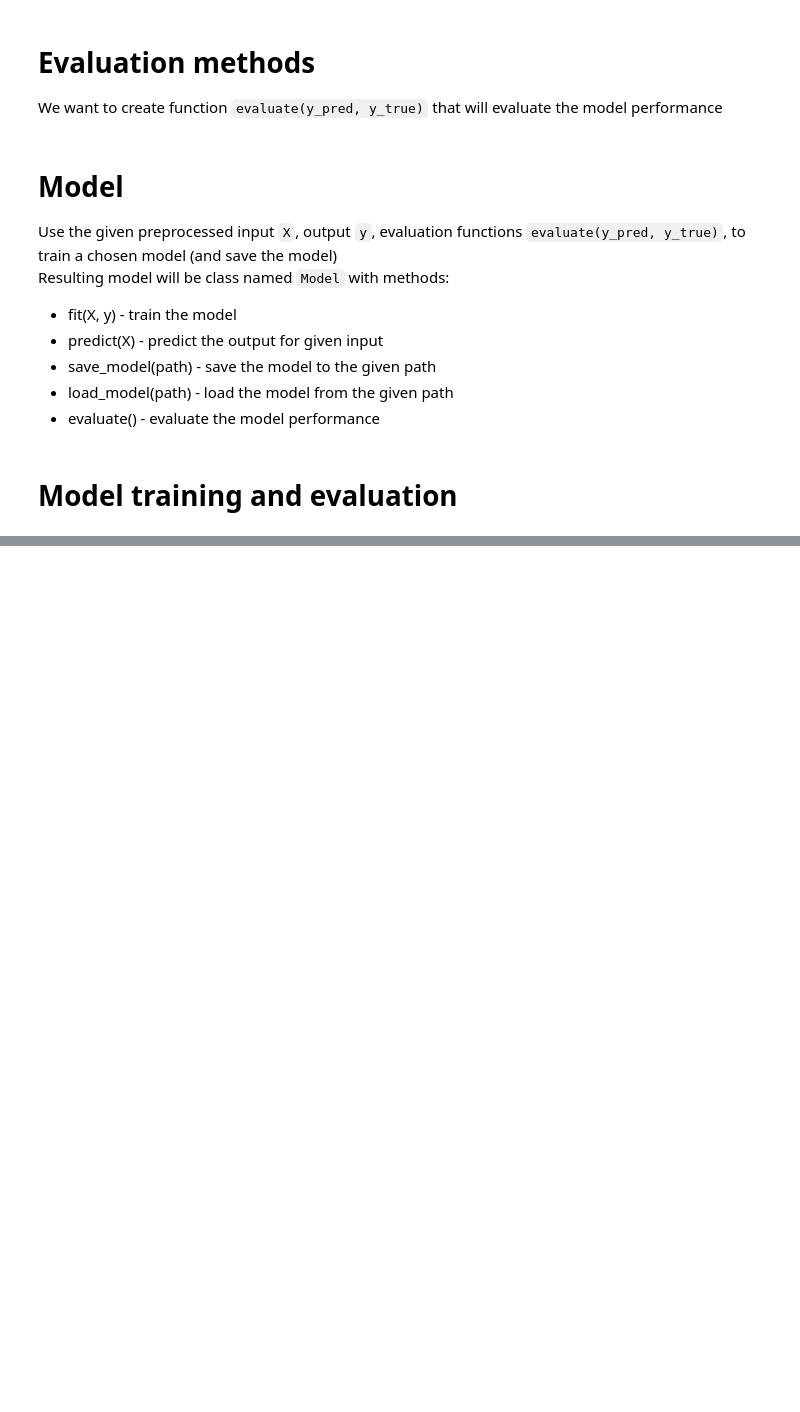
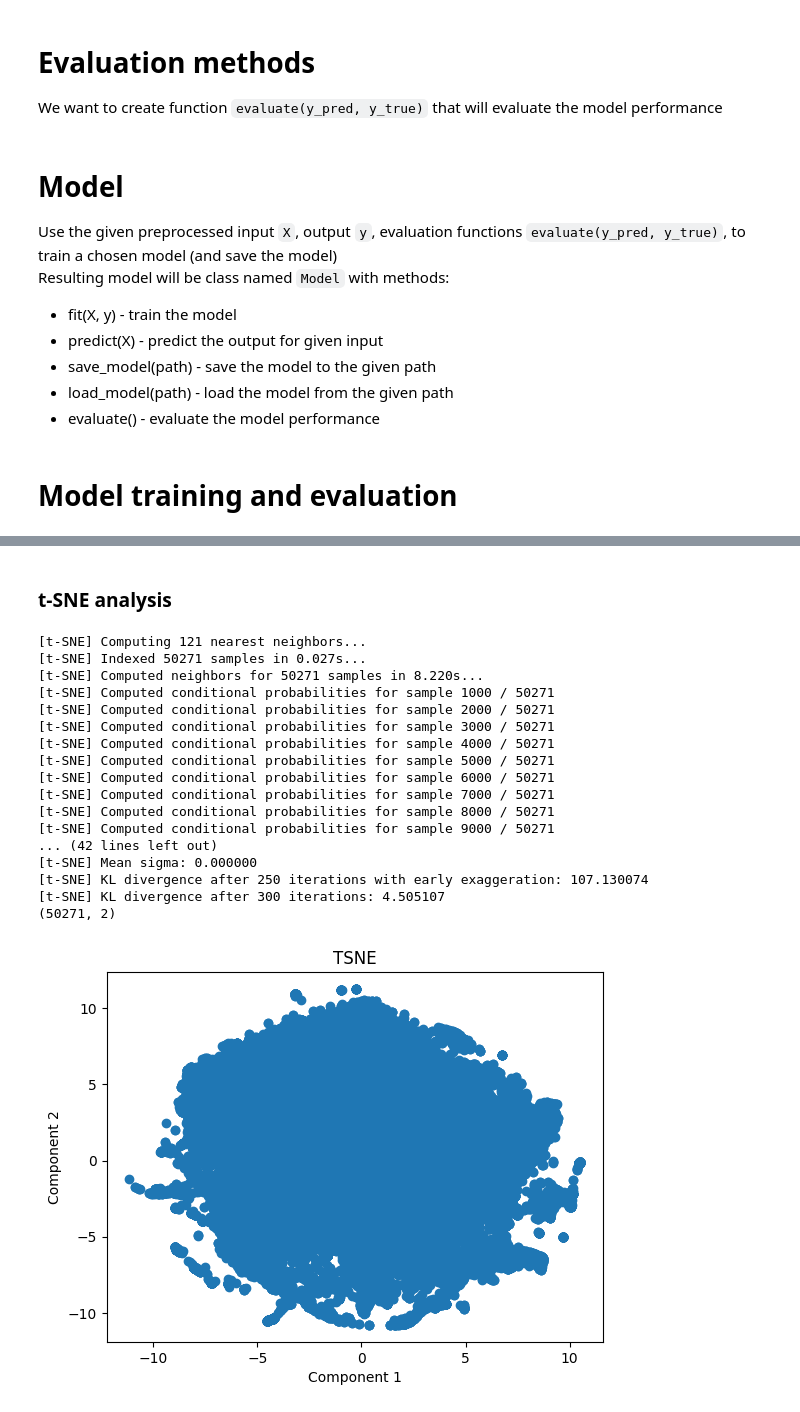
Before and after one commit to PatrykFlama/GameClassifier, a Jupyter notebook: notebooks/main.ipynb, the cells around one changed output, grey strips where cells are left out. Saved outputs shown, nothing was run; the diff lists cells and outputs as text; code cells hidden in the pictures; blank space fills up the shorter version.

```diff
--- a/notebooks/main.ipynb
+++ b/notebooks/main.ipynb
@@ -104,0 +150,35 @@ print(model.evaluate())
+# %% [markdown]
+### t-SNE analysis
+# %%
+from sklearn.manifold import TSNE
+
+tsne = TSNE(n_components=2, verbose=1, perplexity=40, max_iter=300)
+X_tsne = tsne.fit_transform(X_pca)
+print(X_tsne.shape)
+
+# plot
+plt.figure()
+plt.scatter(X_tsne[:,0], X_tsne[:,1])
+plt.xlabel('Component 1')
+plt.ylabel('Component 2')
+plt.title('TSNE')
+plt.show()
+# %% [output]
+[t-SNE] Computing 121 nearest neighbors...
+[t-SNE] Indexed 50271 samples in 0.027s...
+[t-SNE] Computed neighbors for 50271 samples in 8.220s...
+[t-SNE] Computed conditional probabilities for sample 1000 / 50271
+[t-SNE] Computed conditional probabilities for sample 2000 / 50271
+[t-SNE] Computed conditional probabilities for sample 3000 / 50271
+[t-SNE] Computed conditional probabilities for sample 4000 / 50271
+[t-SNE] Computed conditional probabilities for sample 5000 / 50271
+[t-SNE] Computed conditional probabilities for sample 6000 / 50271
+[t-SNE] Computed conditional probabilities for sample 7000 / 50271
+[t-SNE] Computed conditional probabilities for sample 8000 / 50271
+[t-SNE] Computed conditional probabilities for sample 9000 / 50271
+... (42 lines left out)
+[t-SNE] Mean sigma: 0.000000
+[t-SNE] KL divergence after 250 iterations with early exaggeration: 107.130074
+[t-SNE] KL divergence after 300 iterations: 4.505107
+(50271, 2)
+[figure, added]
```
Also changed, not shown: parts of 13 cells of this notebook, 2 other files.
